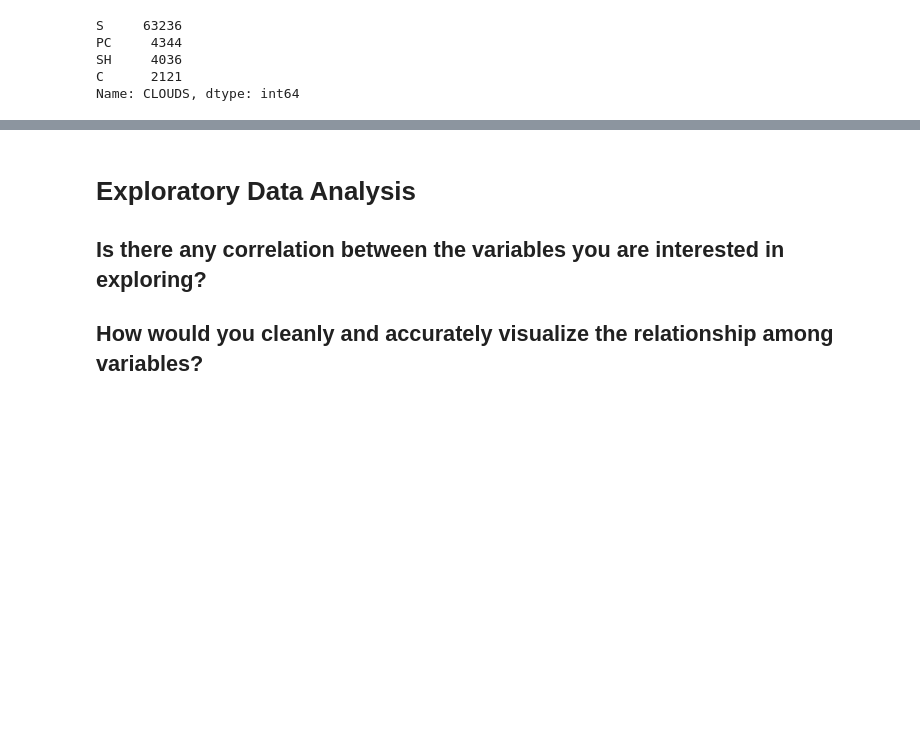
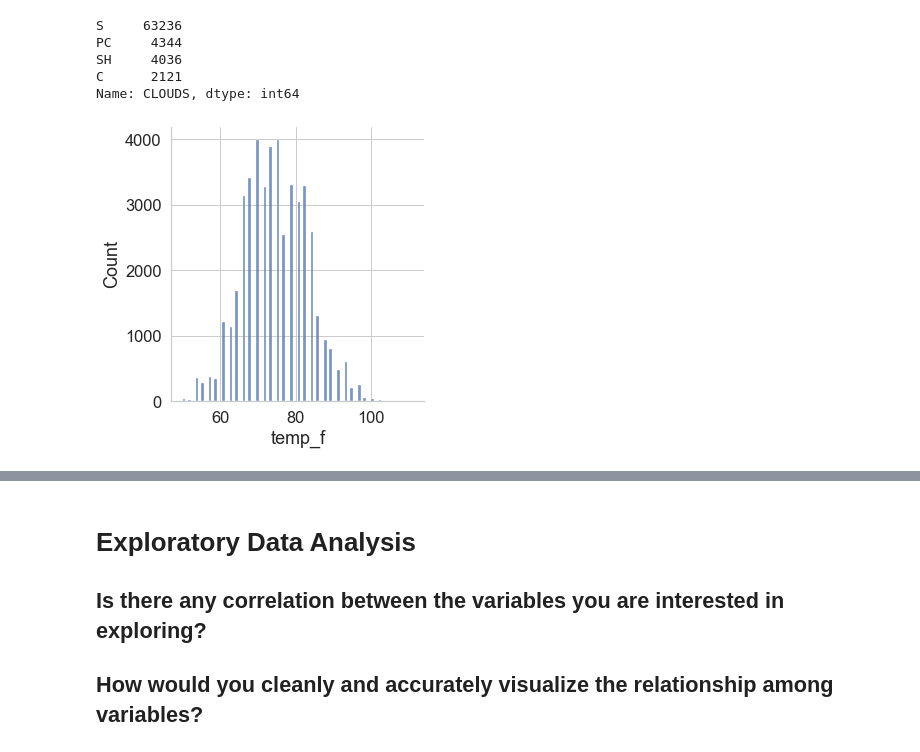
Before and after one commit to Emman-Lopez-Oso/DC200_GradProj, a Jupyter notebook: EDA_ELO.ipynb, the cells around one changed output, grey strips where cells are left out. Cells and saved outputs as stored; diff of their text form; code cells hidden in the pictures; blank space fills up the shorter version.

```diff
--- a/EDA_ELO.ipynb
+++ b/EDA_ELO.ipynb
@@ -225,3 +236,8 @@ C      2121
 Name: CLOUDS, dtype: int64
 # %%
 df['temp_f'] = df['TEMP']* 1.8000 + 32.00
+# %%
+#looking at distribution of 'WATCH'
+ax = sns.displot(df['temp_f'])
+# %% [output]
+[figure, added]
```
Also changed, not shown: parts of 16 cells of this notebook.
